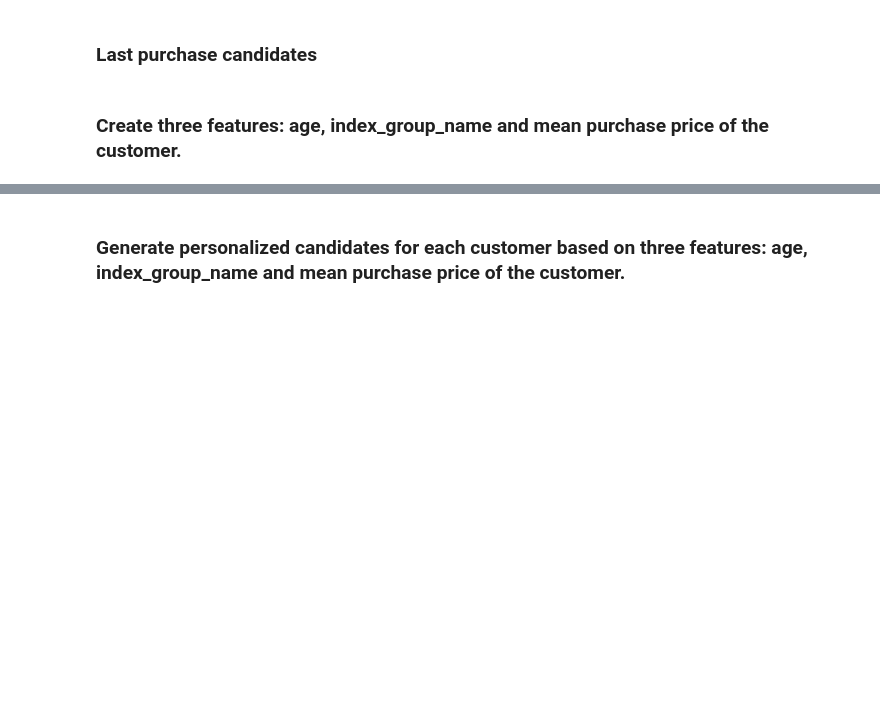
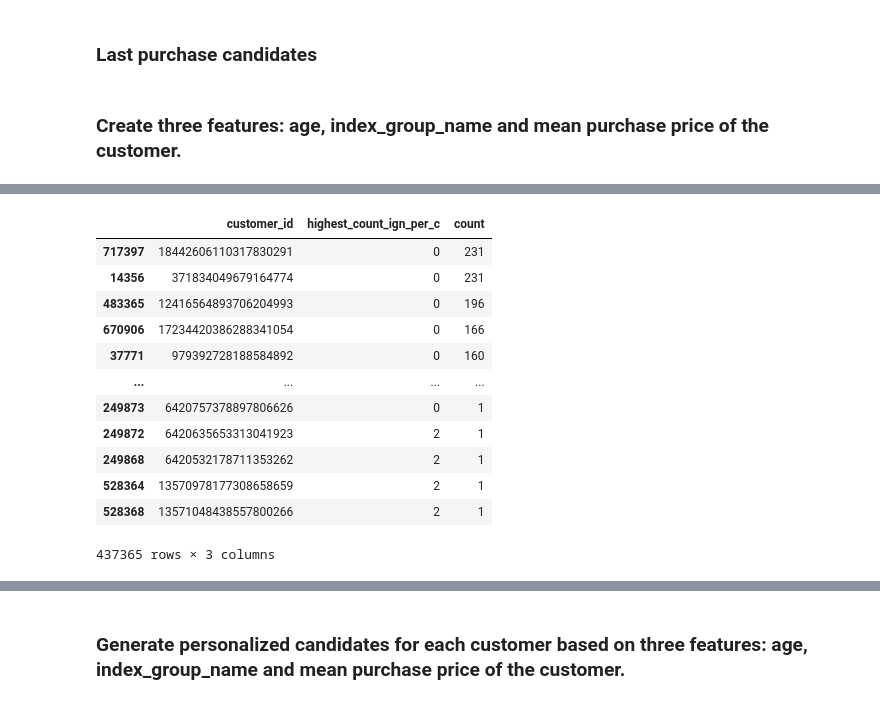
Before and after one commit to LienM/ai-project-23-24, a Jupyter notebook: MaksimKarnaukh/05-Research/src/nb_research.ipynb, the cells around one changed output, grey strips where cells are left out. Cells and saved outputs as stored; diff of their text form; code cells hidden in the pictures; blank space fills up the shorter version.

```diff
--- a/MaksimKarnaukh/05-Research/src/nb_research.ipynb
+++ b/MaksimKarnaukh/05-Research/src/nb_research.ipynb
@@ -55,0 +77,16 @@ transactions_with_3feat = pd.merge(transactions_with_3feat, articles[['article_i
+# %%
+c2index_group_name
+# %% [output]
+|  | customer_id | highest_count_ign_per_c | count |
+| 717397 | 18442606110317830291 | 0 | 231 |
+| 14356 | 371834049679164774 | 0 | 231 |
+| 483365 | 12416564893706204993 | 0 | 196 |
+| 670906 | 17234420386288341054 | 0 | 166 |
+| 37771 | 979392728188584892 | 0 | 160 |
+| ... | ... | ... | ... |
+| 249873 | 6420757378897806626 | 0 | 1 |
+| 249872 | 6420635653313041923 | 2 | 1 |
+| 249868 | 6420532178711353262 | 2 | 1 |
+| 528364 | 13570978177308658659 | 2 | 1 |
+| 528368 | 13571048438557800266 | 2 | 1 |
+437365 rows × 3 columns
```
Also changed, not shown: parts of 6 cells of this notebook, 3 other files.
